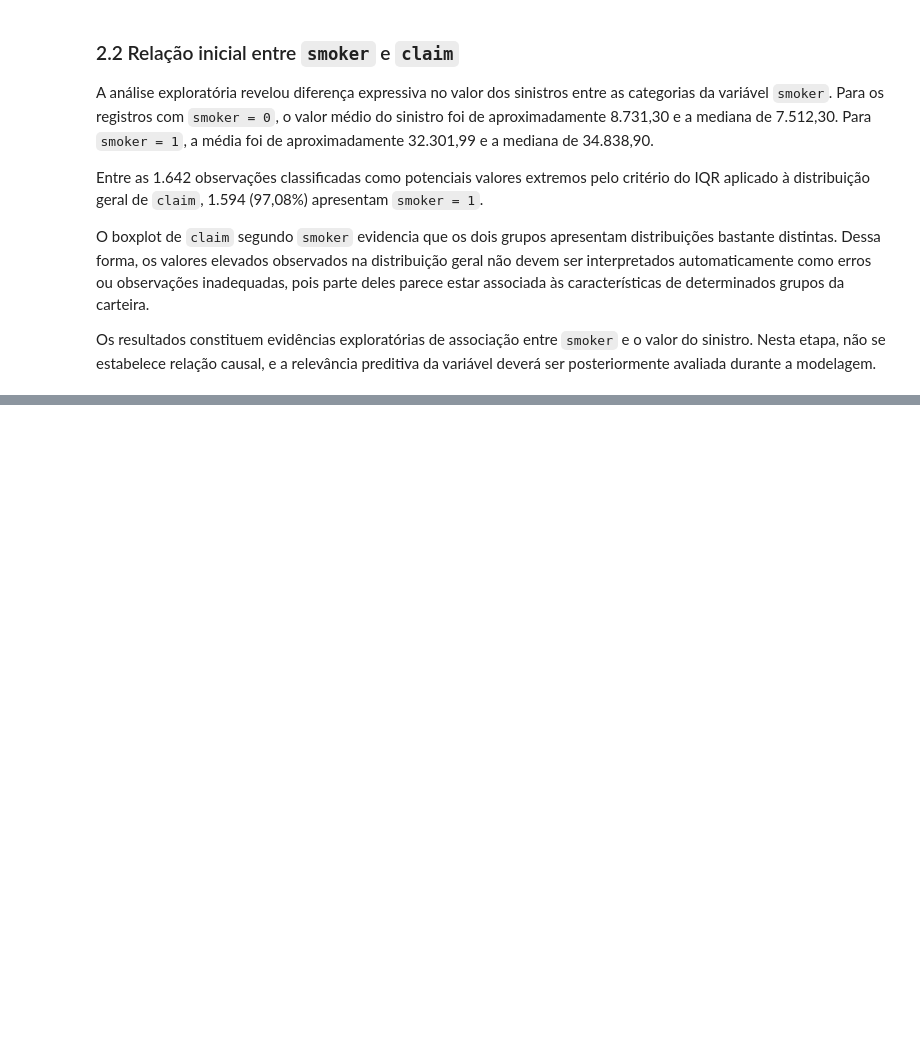
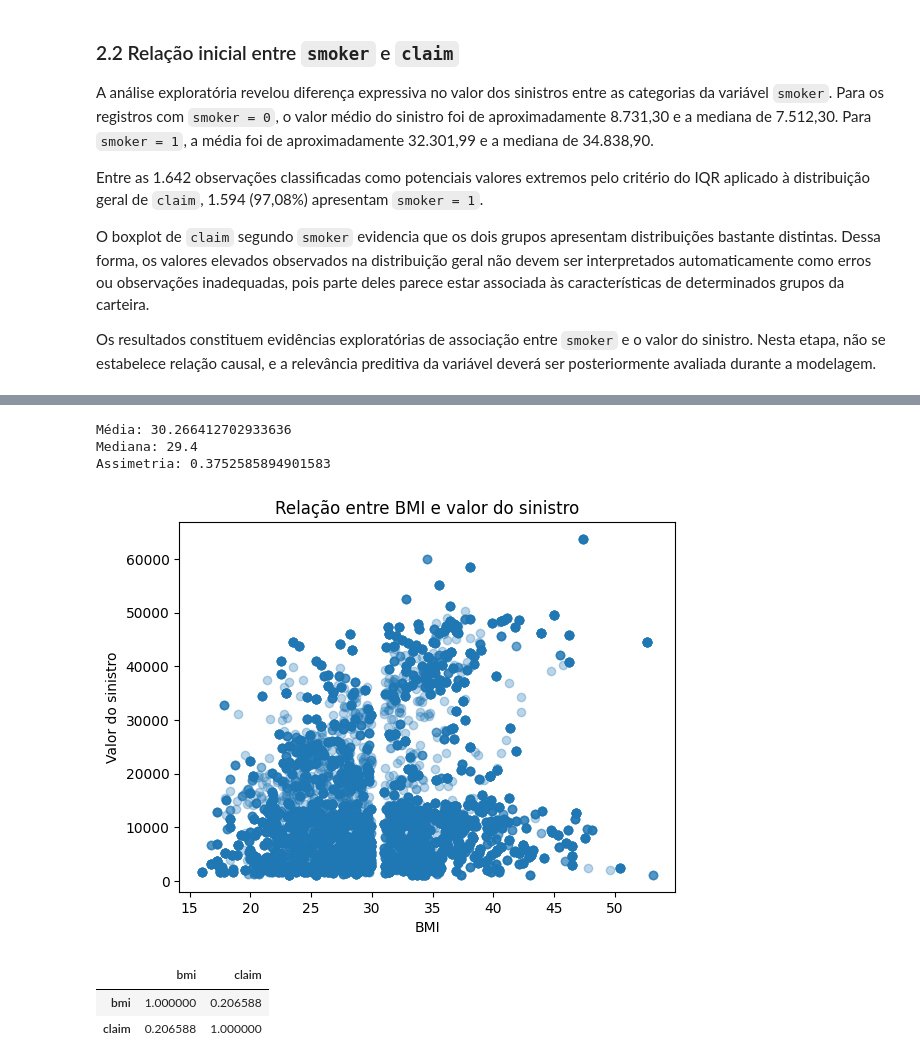
Before and after one commit to DalpesCS50/trab_estagio4_health-insurance-claims-prediction, a Jupyter notebook: notebooks/01_exploracao_inicial_health_insurance.ipynb, the cells around one changed output, grey strips where cells are left out. Saved outputs shown, nothing was run; the diff lists cells and outputs as text; code cells hidden in the pictures; blank space fills up the shorter version.

```diff
--- a/notebooks/01_exploracao_inicial_health_insurance.ipynb
+++ b/notebooks/01_exploracao_inicial_health_insurance.ipynb
@@ -480,0 +542,23 @@ Os resultados constituem evidências exploratórias de associação entre `smoke
+# %%
+print("Média:", dados["bmi"].mean())
+print("Mediana:", dados["bmi"].median())
+print("Assimetria:", dados["bmi"].skew())
+# %% [output]
+Média: 30.266412702933636
+Mediana: 29.4
+Assimetria: 0.3752585894901583
+# %%
+plt.scatter(dados["bmi"], dados["claim"], alpha=0.3)
+
+plt.xlabel("BMI")
+plt.ylabel("Valor do sinistro")
+plt.title("Relação entre BMI e valor do sinistro")
+plt.show()
+# %% [output]
+[figure, added]
+# %%
+dados[["bmi", "claim"]].corr()
+# %% [output]
+|  | bmi | claim |
+| bmi | 1.000000 | 0.206588 |
+| claim | 0.206588 | 1.000000 |
```
Also changed, not shown: parts of 45 cells of this notebook.
